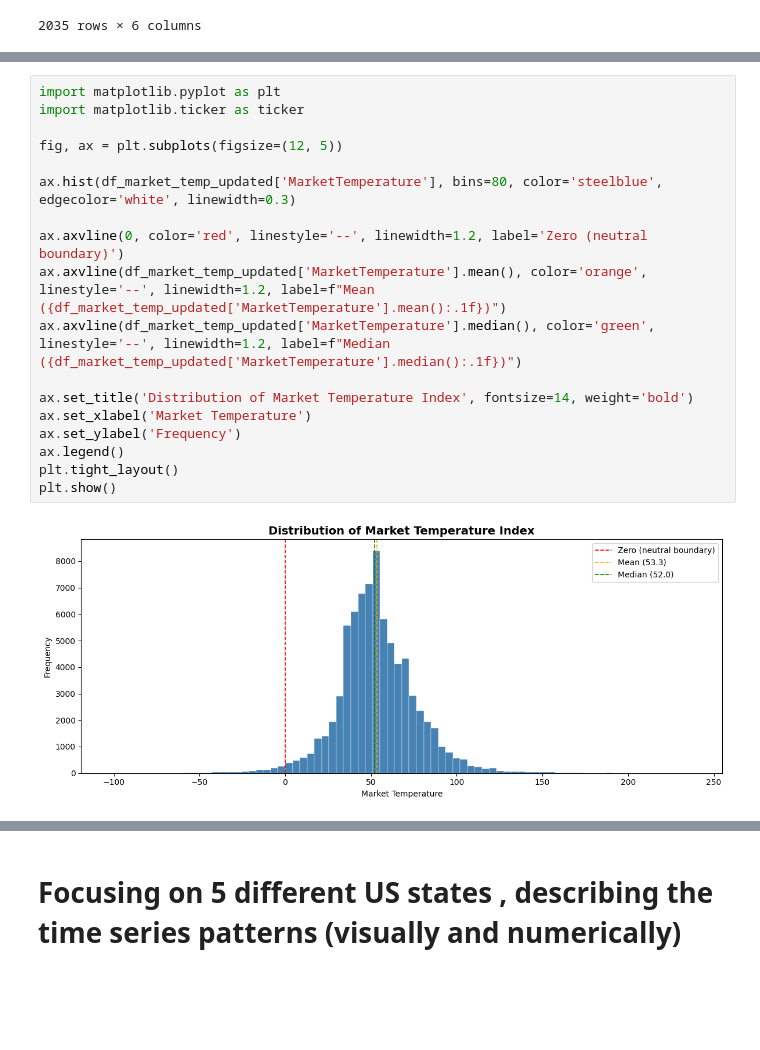
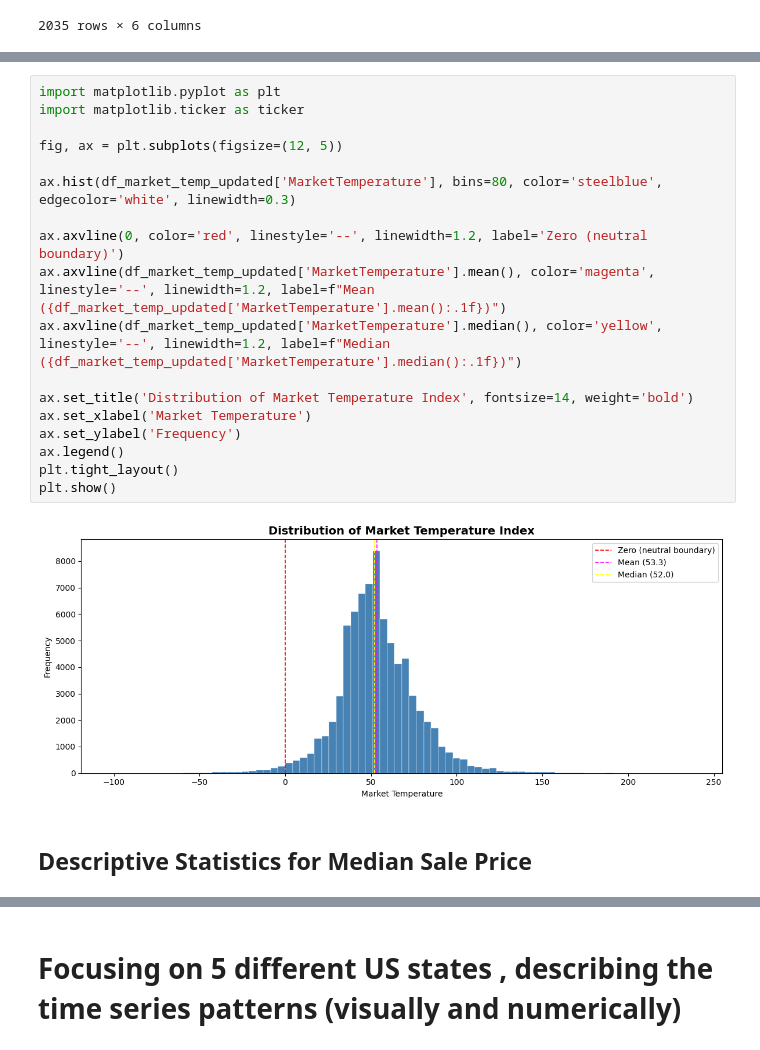
Before and after one commit to Onath/PropertyPriceForecasting, a Jupyter notebook: property_price_forecasting.ipynb, the cells around one changed output, grey strips where cells are left out. Saved outputs shown, nothing was run; the diff lists cells and outputs as text; blank space fills up the shorter version.

```diff
--- a/property_price_forecasting.ipynb
+++ b/property_price_forecasting.ipynb
@@ -543,20 +617,22 @@ median_sale_test  = df_sale_price_updated[df_sale_price_updated.index >= '2022-0
 # %%
 import matplotlib.pyplot as plt
 import matplotlib.ticker as ticker
 
 fig, ax = plt.subplots(figsize=(12, 5))
 
 ax.hist(df_market_temp_updated['MarketTemperature'], bins=80, color='steelblue', edgecolor='white', linewidth=0.3)
 
 ax.axvline(0, color='red', linestyle='--', linewidth=1.2, label='Zero (neutral boundary)')
-ax.axvline(df_market_temp_updated['MarketTemperature'].mean(), color='orange', linestyle='--', linewidth=1.2, label=f"Mean ({df_market_temp_updated['MarketTemperature'].mean():.1f})")
-ax.axvline(df_market_temp_updated['MarketTemperature'].median(), color='green', linestyle='--', linewidth=1.2, label=f"Median ({df_market_temp_updated['MarketTemperature'].median():.1f})")
+ax.axvline(df_market_temp_updated['MarketTemperature'].mean(), color='magenta', linestyle='--', linewidth=1.2, label=f"Mean ({df_market_temp_updated['MarketTemperature'].mean():.1f})")
+ax.axvline(df_market_temp_updated['MarketTemperature'].median(), color='yellow', linestyle='--', linewidth=1.2, label=f"Median ({df_market_temp_updated['MarketTemperature'].median():.1f})")
 
 ax.set_title('Distribution of Market Temperature Index', fontsize=14, weight='bold')
 ax.set_xlabel('Market Temperature')
 ax.set_ylabel('Frequency')
 ax.legend()
 plt.tight_layout()
 plt.show()
 # %% [output]
-[figure, old version]
+[figure, new version]
+# %% [markdown]
+## Descriptive Statistics for Median Sale Price
```
Also changed, not shown: parts of 30 cells of this notebook.
